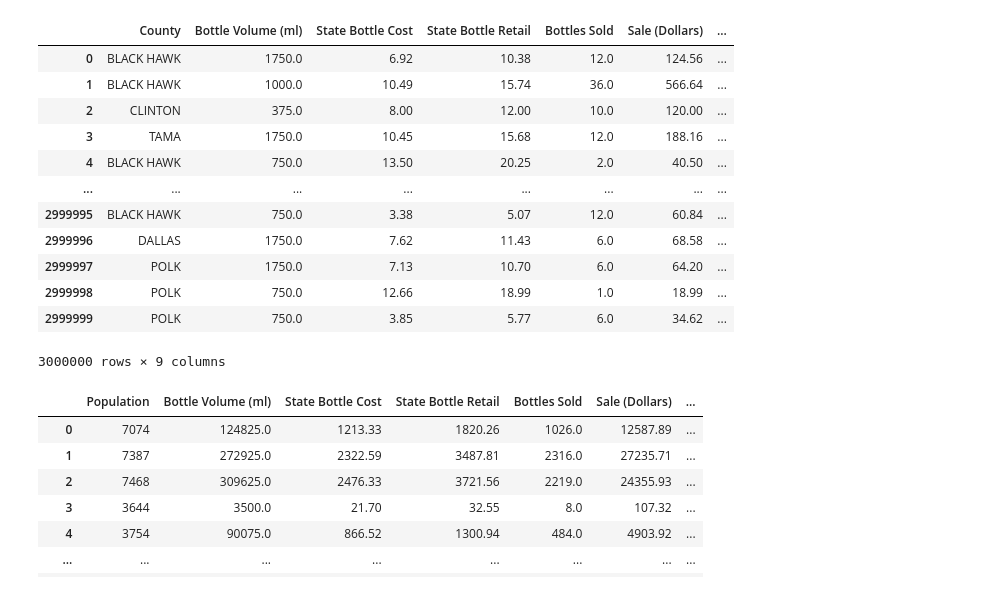
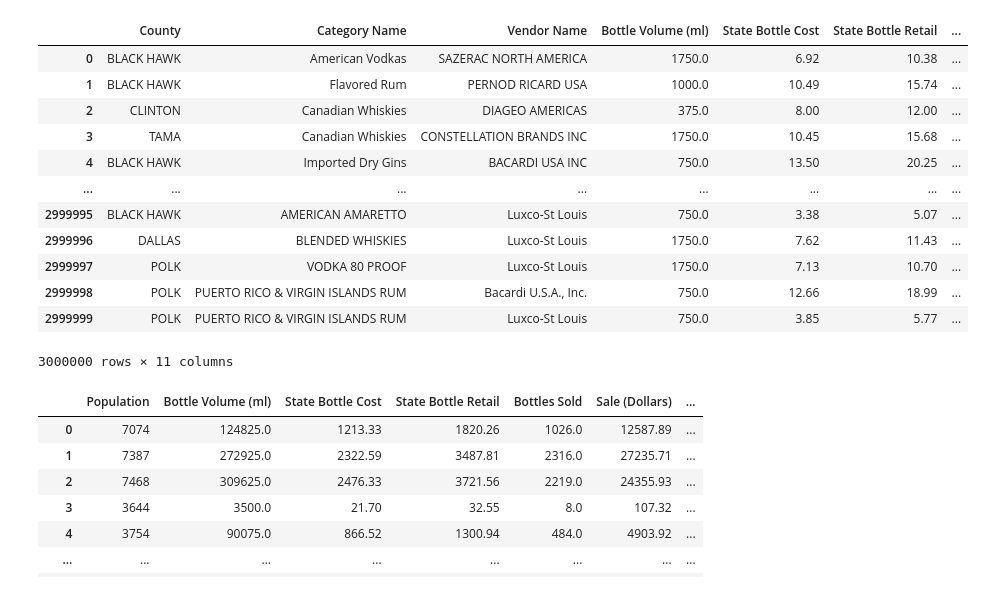
Before and after one commit to ellycebilhorn/DATA403-Project1, a Jupyter notebook: per_capita.ipynb, the cells around one changed output. Drawn from its saved outputs; the diff is of its cells as text; code cells hidden in the pictures.

```diff
--- a/per_capita.ipynb
+++ b/per_capita.ipynb
@@ -6,28 +6,28 @@ from sklearn.preprocessing import StandardScaler
 # %%
 def get_month(string):
     return string.split("/")[0]
 
 alc_df = pd.read_csv('alc_dataset.csv', nrows=3000000)
 #alc_df = pd.read_csv('alc_dataset.csv')
 alc_df["Month"] = alc_df["Date"].apply(get_month)
-alc_df.drop(columns = ["Year", "Date", "Unnamed: 0", "Category Name", "Vendor Name", "Store Name"], inplace = True)
+alc_df.drop(columns = ["Year", "Date", "Unnamed: 0", "Store Name"], inplace = True)
 #alc_df = pd.get_dummies(alc_df)
 alc_df
 #alc_df.groupby(["Year", "Month", "County"]).sum()
 # %% [output]
-|  | County | Bottle Volume (ml) | State Bottle Cost | State Bottle Retail | Bottles Sold | Sale (Dollars) | ... |
-| 0 | BLACK HAWK | 1750.0 | 6.92 | 10.38 | 12.0 | 124.56 | ... |
-| 1 | BLACK HAWK | 1000.0 | 10.49 | 15.74 | 36.0 | 566.64 | ... |
-| 2 | CLINTON | 375.0 | 8.00 | 12.00 | 10.0 | 120.00 | ... |
-| 3 | TAMA | 1750.0 | 10.45 | 15.68 | 12.0 | 188.16 | ... |
-| 4 | BLACK HAWK | 750.0 | 13.50 | 20.25 | 2.0 | 40.50 | ... |
+|  | County | Category Name | Vendor Name | Bottle Volume (ml) | State Bottle Cost | State Bottle Retail | ... |
+| 0 | BLACK HAWK | American Vodkas | SAZERAC NORTH AMERICA | 1750.0 | 6.92 | 10.38 | ... |
+| 1 | BLACK HAWK | Flavored Rum | PERNOD RICARD USA | 1000.0 | 10.49 | 15.74 | ... |
+| 2 | CLINTON | Canadian Whiskies | DIAGEO AMERICAS | 375.0 | 8.00 | 12.00 | ... |
+| 3 | TAMA | Canadian Whiskies | CONSTELLATION BRANDS INC | 1750.0 | 10.45 | 15.68 | ... |
+| 4 | BLACK HAWK | Imported Dry Gins | BACARDI USA INC | 750.0 | 13.50 | 20.25 | ... |
 | ... | ... | ... | ... | ... | ... | ... | ... |
-| 2999995 | BLACK HAWK | 750.0 | 3.38 | 5.07 | 12.0 | 60.84 | ... |
-| 2999996 | DALLAS | 1750.0 | 7.62 | 11.43 | 6.0 | 68.58 | ... |
-| 2999997 | POLK | 1750.0 | 7.13 | 10.70 | 6.0 | 64.20 | ... |
-| 2999998 | POLK | 750.0 | 12.66 | 18.99 | 1.0 | 18.99 | ... |
-| 2999999 | POLK | 750.0 | 3.85 | 5.77 | 6.0 | 34.62 | ... |
+| 2999995 | BLACK HAWK | AMERICAN AMARETTO | Luxco-St Louis | 750.0 | 3.38 | 5.07 | ... |
+| 2999996 | DALLAS | BLENDED WHISKIES | Luxco-St Louis | 1750.0 | 7.62 | 11.43 | ... |
+| 2999997 | POLK | VODKA 80 PROOF | Luxco-St Louis | 1750.0 | 7.13 | 10.70 | ... |
+| 2999998 | POLK | PUERTO RICO & VIRGIN ISLANDS RUM | Bacardi U.S.A., Inc. | 750.0 | 12.66 | 18.99 | ... |
+| 2999999 | POLK | PUERTO RICO & VIRGIN ISLANDS RUM | Luxco-St Louis | 750.0 | 3.85 | 5.77 | ... |
-3000000 rows × 9 columns
+3000000 rows × 11 columns
 # %%
 grouped_df = alc_df.groupby(['Month', 'County', 'Population']).sum().reset_index()
 grouped_df = pd.get_dummies(grouped_df, columns=['Month', 'County'])
```
Also changed, not shown: parts of 6 cells of this notebook, 1 other file.
